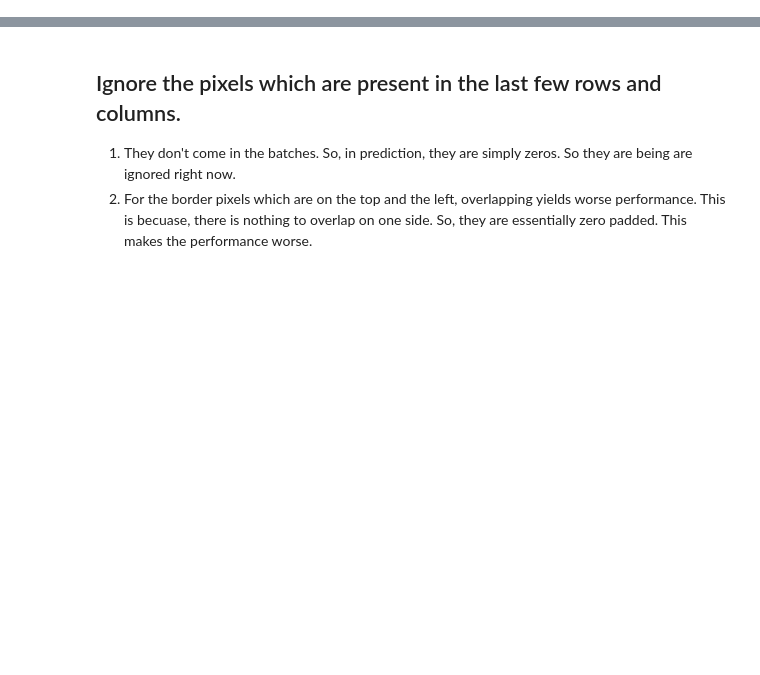
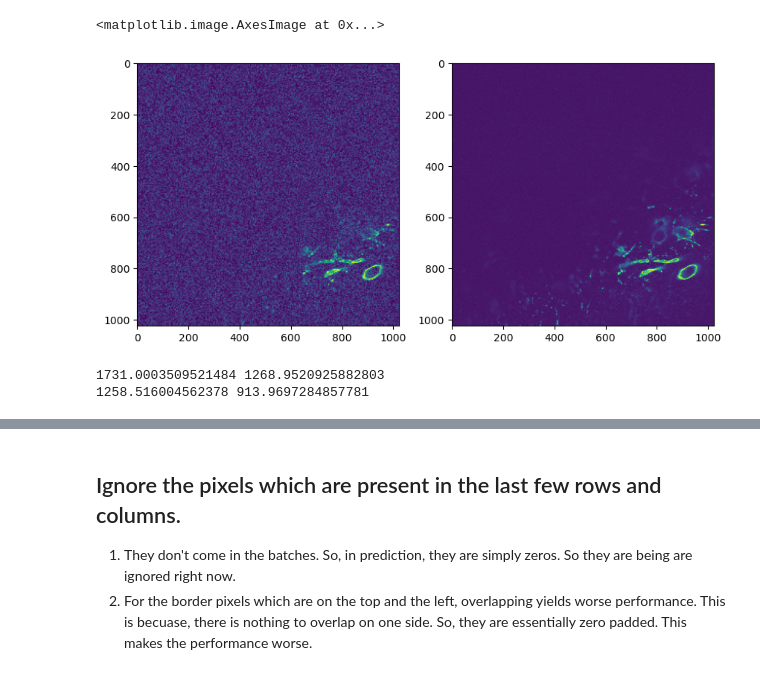
Before and after one commit to juglab/denoiSplit, a Jupyter notebook: denoisplit/notebooks/EvalOnMultiFileDataset.ipynb, the cells around one changed output, grey strips where cells are left out. Drawn from its saved outputs; the diff is of its cells as text; code cells hidden in the pictures; blank space fills up the shorter version.

```diff
--- a/denoisplit/notebooks/EvalOnMultiFileDataset.ipynb
+++ b/denoisplit/notebooks/EvalOnMultiFileDataset.ipynb
@@ -128,0 +182,14 @@ else:
+# %%
+val_dset.dsets[0]._data.shape
+_,ax = plt.subplots(1,2,figsize=(10,5))
+ax[0].imshow(val_dset.dsets[0]._data[0,...,0])
+ax[1].imshow(val_dset.dsets[0]._data[0,...,1])
+# %% [output]
+<matplotlib.image.AxesImage at 0x...>
+[figure, added]
+# %%
+print(val_dset.dsets[0]._data[0,...,0].mean(), val_dset.dsets[0]._data[0,...,0].std())
+print(val_dset.dsets[0]._data[0,...,1].mean(), val_dset.dsets[0]._data[0,...,1].std())
+# %% [output]
+1731.0003509521484 1268.9520925882803
+1258.516004562378 913.9697284857781
```
Also changed, not shown: parts of 24 cells of this notebook, 10 other files.
